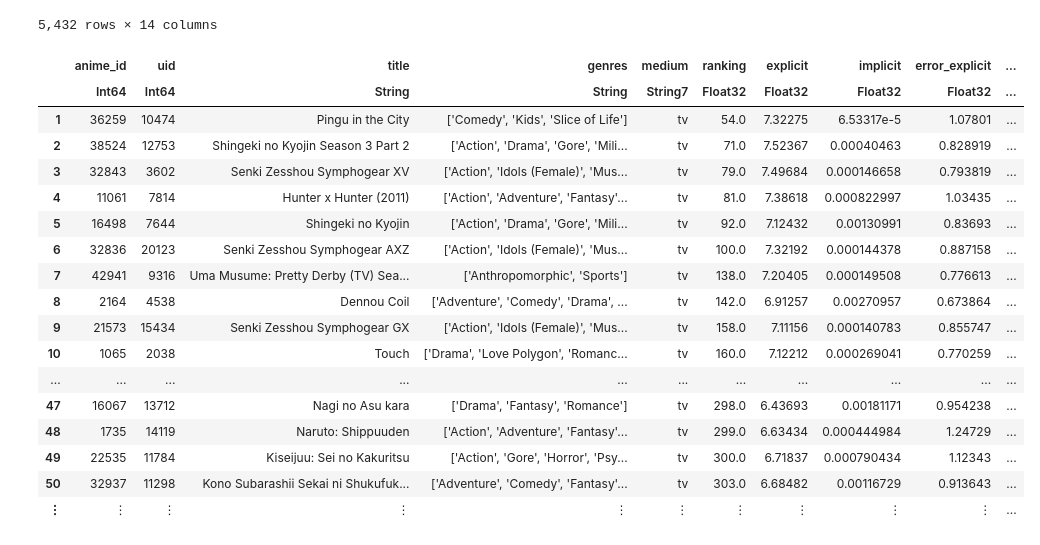
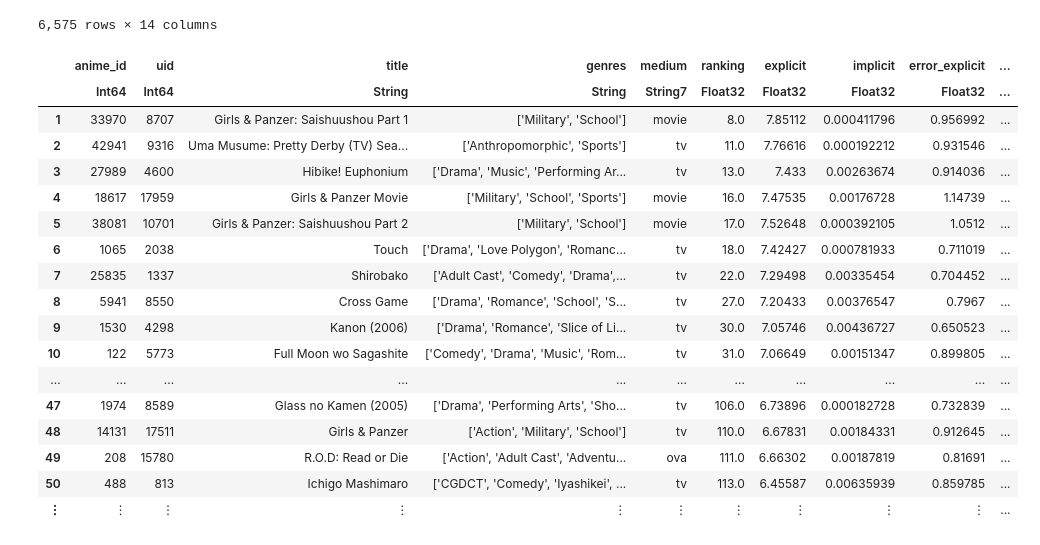
Before and after one commit to Fro116/RecommenderSystem, a Jupyter notebook: notebooks/DisplayRecs/Recommendations.ipynb, the cells around one changed output. Drawn from its saved outputs; the diff is of its cells as text; code cells hidden in the pictures.

```diff
--- a/notebooks/DisplayRecs/Recommendations.ipynb
+++ b/notebooks/DisplayRecs/Recommendations.ipynb
@@ -44,6 +40,0 @@ tss = sum((df.rating .- mean(df.rating)) .^ 2)
-# %%
-# evaluate our insample implicit predictions
-df = get_recommendee_split(true)
-p = rating_df.implicit[df.item]
-y = df.rating / length(df.rating)
-@info "Cross-entropy: $(sum(-y .* log.(p)))"
@@ -79,4 +65,12 @@ length(get_recommendee_split(false).item), length(get_recommendee_split(true).it
 # %%
 function pretty_display(df)
     sort(filter(x -> x.display, df), :score)
+end
+
+function explicit_display(df)
+    filter(x -> x.explicit > x.baseline_explicit, df)
+end
+
+function tv_display(df)
+    filter(x -> x.medium == "tv", df)
 end;
@@ -83,22 +99,22 @@ end;
 # %%
-filter(x -> x.medium == "tv", rec_df) |> pretty_display
+rec_df |> explicit_display |> pretty_display
 # %% [output]
-5,432 rows × 14 columns
+6,575 rows × 14 columns
 |  | anime_id | uid | title | genres | medium | ranking | explicit | implicit | error_explicit | ... |
 |  | Int64 | Int64 | String | String | String7 | Float32 | Float32 | Float32 | Float32 | ... |
-| 1 | 36259 | 10474 | Pingu in the City | ['Comedy', 'Kids', 'Slice of Life'] | tv | 54.0 | 7.32275 | 6.53317e-5 | 1.07801 | ... |
-| 2 | 38524 | 12753 | Shingeki no Kyojin Season 3 Part 2 | ['Action', 'Drama', 'Gore', 'Mili... | tv | 71.0 | 7.52367 | 0.00040463 | 0.828919 | ... |
-| 3 | 32843 | 3602 | Senki Zesshou Symphogear XV | ['Action', 'Idols (Female)', 'Mus... | tv | 79.0 | 7.49684 | 0.000146658 | 0.793819 | ... |
-| 4 | 11061 | 7814 | Hunter x Hunter (2011) | ['Action', 'Adventure', 'Fantasy'... | tv | 81.0 | 7.38618 | 0.000822997 | 1.03435 | ... |
-| 5 | 16498 | 7644 | Shingeki no Kyojin | ['Action', 'Drama', 'Gore', 'Mili... | tv | 92.0 | 7.12432 | 0.00130991 | 0.83693 | ... |
-| 6 | 32836 | 20123 | Senki Zesshou Symphogear AXZ | ['Action', 'Idols (Female)', 'Mus... | tv | 100.0 | 7.32192 | 0.000144378 | 0.887158 | ... |
-| 7 | 42941 | 9316 | Uma Musume: Pretty Derby (TV) Sea... | ['Anthropomorphic', 'Sports'] | tv | 138.0 | 7.20405 | 0.000149508 | 0.776613 | ... |
-| 8 | 2164 | 4538 | Dennou Coil | ['Adventure', 'Comedy', 'Drama', ... | tv | 142.0 | 6.91257 | 0.00270957 | 0.673864 | ... |
-| 9 | 21573 | 15434 | Senki Zesshou Symphogear GX | ['Action', 'Idols (Female)', 'Mus... | tv | 158.0 | 7.11156 | 0.000140783 | 0.855747 | ... |
-| 10 | 1065 | 2038 | Touch | ['Drama', 'Love Polygon', 'Romanc... | tv | 160.0 | 7.12212 | 0.000269041 | 0.770259 | ... |
+| 1 | 33970 | 8707 | Girls & Panzer: Saishuushou Part 1 | ['Military', 'School'] | movie | 8.0 | 7.85112 | 0.000411796 | 0.956992 | ... |
+| 2 | 42941 | 9316 | Uma Musume: Pretty Derby (TV) Sea... | ['Anthropomorphic', 'Sports'] | tv | 11.0 | 7.76616 | 0.000192212 | 0.931546 | ... |
+| 3 | 27989 | 4600 | Hibike! Euphonium | ['Drama', 'Music', 'Performing Ar... | tv | 13.0 | 7.433 | 0.00263674 | 0.914036 | ... |
+| 4 | 18617 | 17959 | Girls & Panzer Movie | ['Military', 'School', 'Sports'] | movie | 16.0 | 7.47535 | 0.00176728 | 1.14739 | ... |
+| 5 | 38081 | 10701 | Girls & Panzer: Saishuushou Part 2 | ['Military', 'School'] | movie | 17.0 | 7.52648 | 0.000392105 | 1.0512 | ... |
+| 6 | 1065 | 2038 | Touch | ['Drama', 'Love Polygon', 'Romanc... | tv | 18.0 | 7.42427 | 0.000781933 | 0.711019 | ... |
+| 7 | 25835 | 1337 | Shirobako | ['Adult Cast', 'Comedy', 'Drama',... | tv | 22.0 | 7.29498 | 0.00335454 | 0.704452 | ... |
+| 8 | 5941 | 8550 | Cross Game | ['Drama', 'Romance', 'School', 'S... | tv | 27.0 | 7.20433 | 0.00376547 | 0.7967 | ... |
+| 9 | 1530 | 4298 | Kanon (2006) | ['Drama', 'Romance', 'Slice of Li... | tv | 30.0 | 7.05746 | 0.00436727 | 0.650523 | ... |
+| 10 | 122 | 5773 | Full Moon wo Sagashite | ['Comedy', 'Drama', 'Music', 'Rom... | tv | 31.0 | 7.06649 | 0.00151347 | 0.899805 | ... |
 | ... | ... | ... | ... | ... | ... | ... | ... | ... | ... | ... |
-| 47 | 16067 | 13712 | Nagi no Asu kara | ['Drama', 'Fantasy', 'Romance'] | tv | 298.0 | 6.43693 | 0.00181171 | 0.954238 | ... |
-| 48 | 1735 | 14119 | Naruto: Shippuuden | ['Action', 'Adventure', 'Fantasy'... | tv | 299.0 | 6.63434 | 0.000444984 | 1.24729 | ... |
-| 49 | 22535 | 11784 | Kiseijuu: Sei no Kakuritsu | ['Action', 'Gore', 'Horror', 'Psy... | tv | 300.0 | 6.71837 | 0.000790434 | 1.12343 | ... |
-| 50 | 32937 | 11298 | Kono Subarashii Sekai ni Shukufuk... | ['Adventure', 'Comedy', 'Fantasy'... | tv | 303.0 | 6.68482 | 0.00116729 | 0.913643 | ... |
+| 47 | 1974 | 8589 | Glass no Kamen (2005) | ['Drama', 'Performing Arts', 'Sho... | tv | 106.0 | 6.73896 | 0.000182728 | 0.732839 | ... |
+| 48 | 14131 | 17511 | Girls & Panzer | ['Action', 'Military', 'School'] | tv | 110.0 | 6.67831 | 0.00184331 | 0.912645 | ... |
+| 49 | 208 | 15780 | R.O.D: Read or Die | ['Action', 'Adult Cast', 'Adventu... | ova | 111.0 | 6.66302 | 0.00187819 | 0.81691 | ... |
+| 50 | 488 | 813 | Ichigo Mashimaro | ['CGDCT', 'Comedy', 'Iyashikei', ... | tv | 113.0 | 6.45587 | 0.00635939 | 0.859785 | ... |
 | ⋮ | ⋮ | ⋮ | ⋮ | ⋮ | ⋮ | ⋮ | ⋮ | ⋮ | ⋮ | ... |
```
Also changed, not shown: parts of 10 cells of this notebook, 12 other files.
